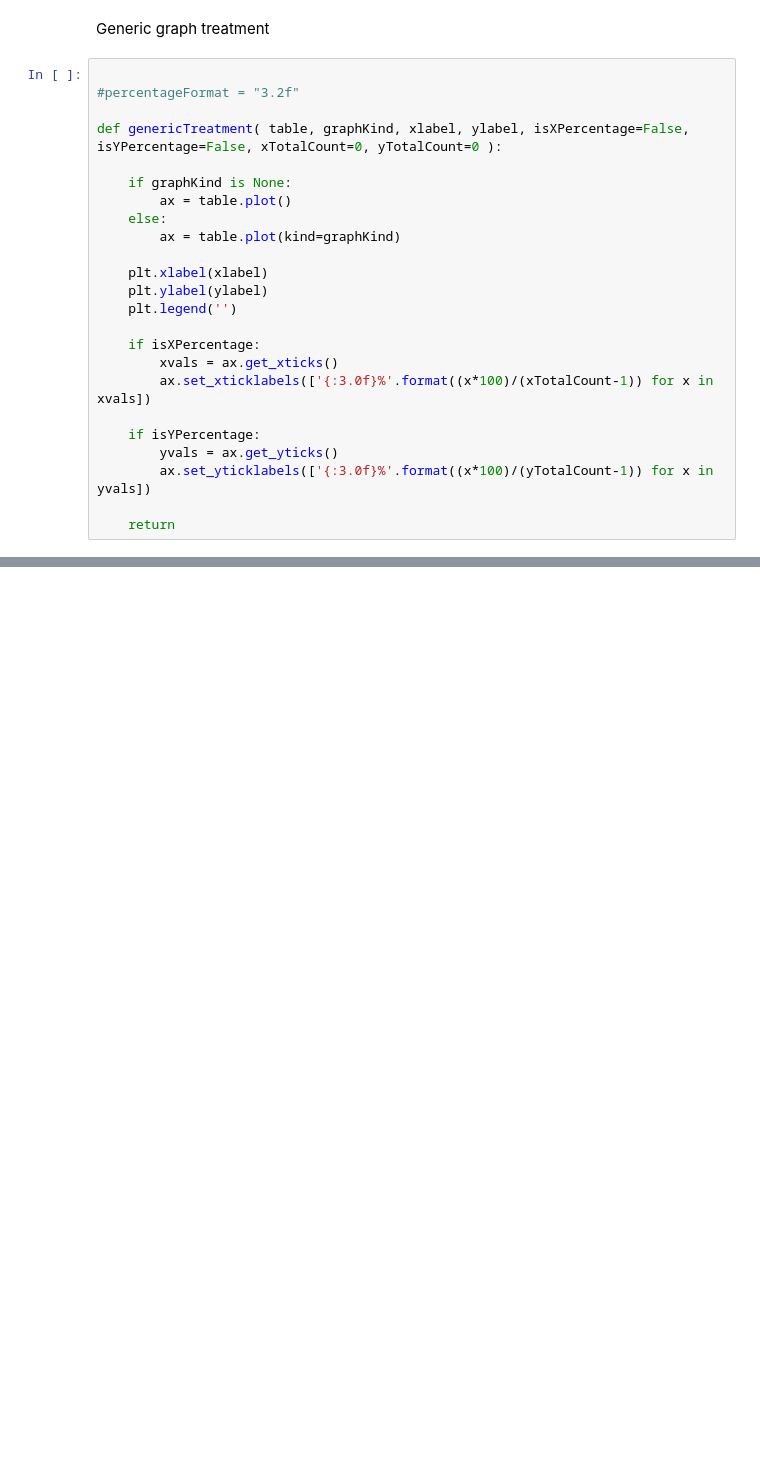
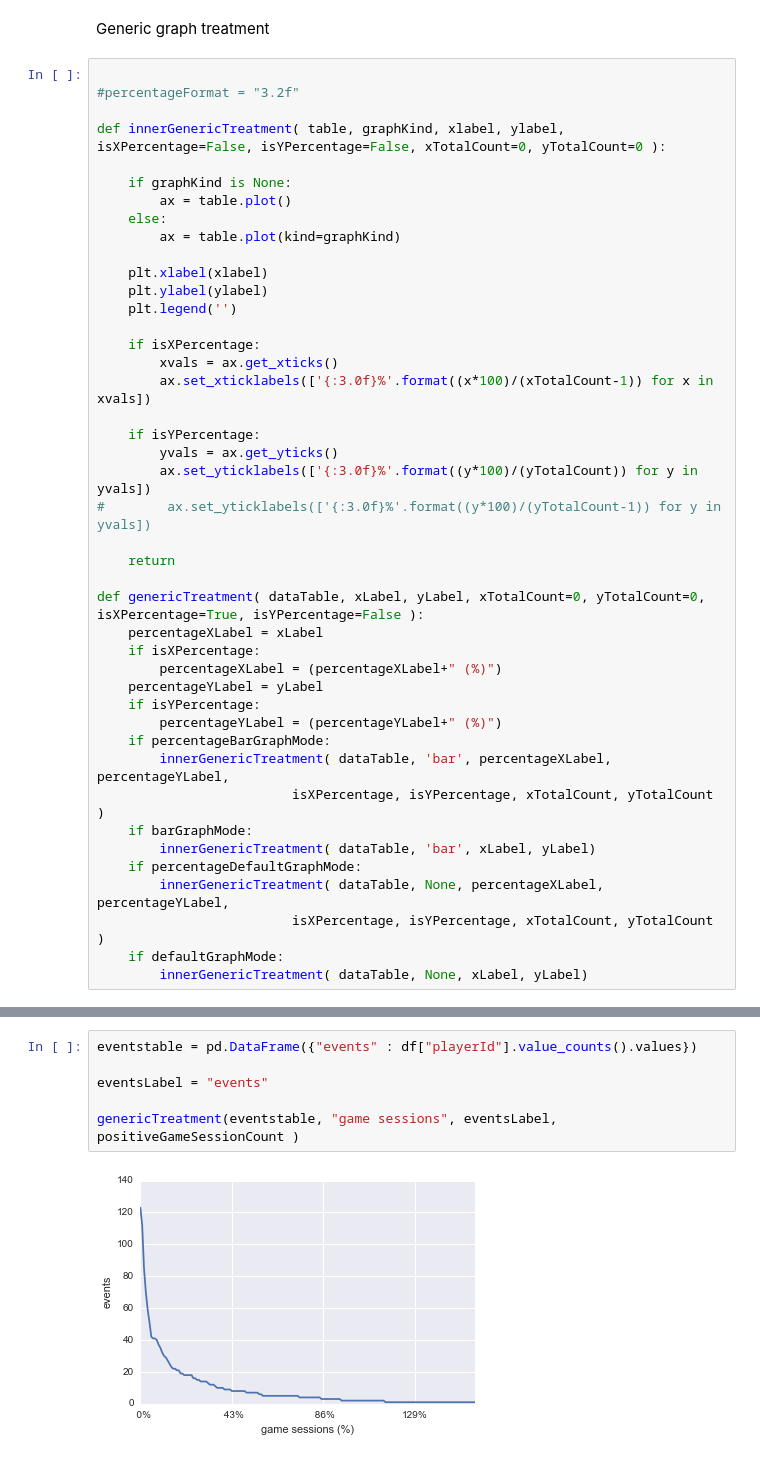
Before and after one commit to taniki/herocoli-analytics, a Jupyter notebook: automated-analysis.ipynb, the cells around one changed output, grey strips where cells are left out. Drawn from its saved outputs; the diff is of its cells as text; blank space fills up the shorter version.

Commit message:
added special treatment for events and checkpoints

```diff
--- a/automated-analysis.ipynb
+++ b/automated-analysis.ipynb
@@ -24,7 +22,7 @@ Generic graph treatment
 
 #percentageFormat = "3.2f"
 
-def genericTreatment( table, graphKind, xlabel, ylabel, isXPercentage=False, isYPercentage=False, xTotalCount=0, yTotalCount=0 ):
+def innerGenericTreatment( table, graphKind, xlabel, ylabel, isXPercentage=False, isYPercentage=False, xTotalCount=0, yTotalCount=0 ):
 
     if graphKind is None:
         ax = table.plot()
@@ -41,9 +39,28 @@ def genericTreatment( table, graphKind, xlabel, ylabel, isXPercentage=False, isY
 
     if isYPercentage:
         yvals = ax.get_yticks()
-        ax.set_yticklabels(['{:3.0f}%'.format((x*100)/(yTotalCount-1)) for x in yvals])
+        ax.set_yticklabels(['{:3.0f}%'.format((y*100)/(yTotalCount)) for y in yvals])
+#        ax.set_yticklabels(['{:3.0f}%'.format((y*100)/(yTotalCount-1)) for y in yvals])
 
     return
+
+def genericTreatment( dataTable, xLabel, yLabel, xTotalCount=0, yTotalCount=0, isXPercentage=True, isYPercentage=False ):
+    percentageXLabel = xLabel
+    if isXPercentage:
+        percentageXLabel = (percentageXLabel+" (%)")
+    percentageYLabel = yLabel
+    if isYPercentage:
+        percentageYLabel = (percentageYLabel+" (%)")
+    if percentageBarGraphMode:
+        innerGenericTreatment( dataTable, 'bar', percentageXLabel, percentageYLabel,
+                         isXPercentage, isYPercentage, xTotalCount, yTotalCount )
+    if barGraphMode:
+        innerGenericTreatment( dataTable, 'bar', xLabel, yLabel)
+    if percentageDefaultGraphMode:
+        innerGenericTreatment( dataTable, None, percentageXLabel, percentageYLabel,
+                         isXPercentage, isYPercentage, xTotalCount, yTotalCount )
+    if defaultGraphMode:
+        innerGenericTreatment( dataTable, None, xLabel, yLabel)
 # %%
 gameSessionCount = df["playerId"].nunique()
 print 'gameSessionCount={0}'.format(gameSessionCount)
@@ -144,0 +132,8 @@ mean#reach=2.20652173913
+# %%
+eventstable = pd.DataFrame({"events" : df["playerId"].value_counts().values})
+
+eventsLabel = "events"
+
+genericTreatment(eventstable, "game sessions", eventsLabel, positiveGameSessionCount )
+# %% [output]
+[figure, added]
```
Also changed, not shown: parts of 9 cells of this notebook.
